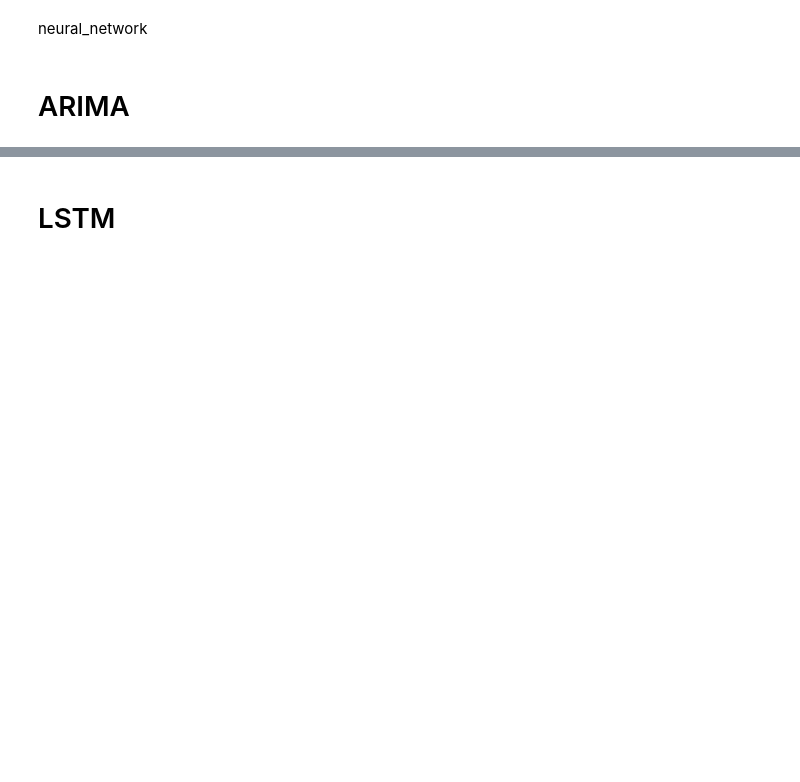
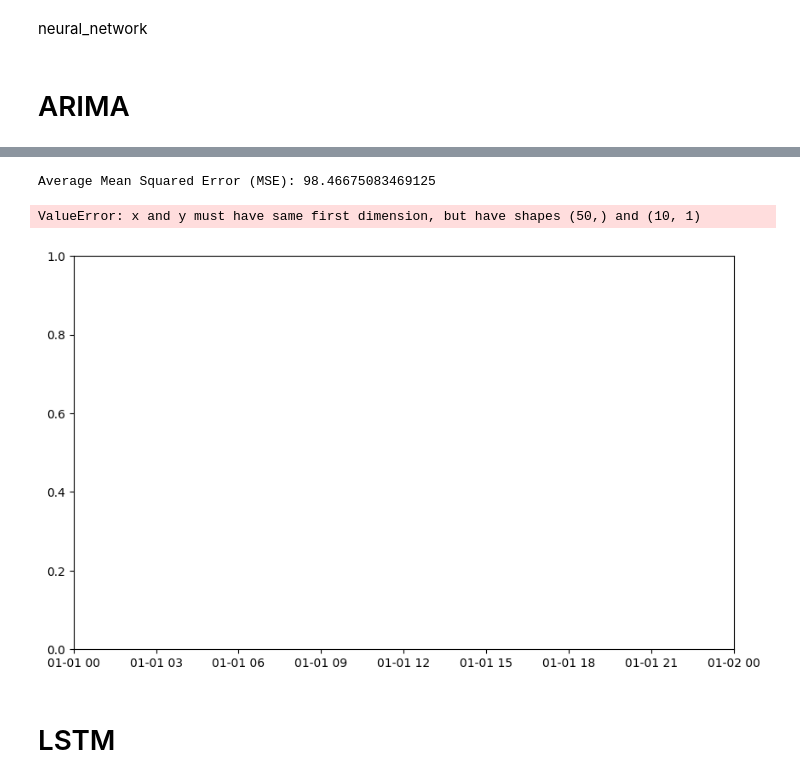
Before and after one commit to calvinz168/CISC-452, a Jupyter notebook: neural_network.ipynb, the cells around one changed output, grey strips where cells are left out. Saved outputs shown, nothing was run; the diff lists cells and outputs as text; code cells hidden in the pictures; blank space fills up the shorter version.

Commit message:
ARIMA, SARIMA and LSTM base models

```diff
--- a/neural_network.ipynb
+++ b/neural_network.ipynb
@@ -87,7 +89,7 @@ history = [x for x in train]
 predictions = list()
 # walk-forward validation
 for t in range(len(test)):
-	model = ARIMA(history, order=(15,1,0))
+	model = ARIMA(history, order=(0,1,0))
 	model_fit = model.fit()
 	output = model_fit.forecast()
 	yhat = output[0]
@@ -124,3 +126,69 @@ Test RMSE: 9.696
+# %%
+import pandas as pd
+from statsmodels.tsa.statespace.sarimax import SARIMAX
+import numpy as np
+from sklearn.metrics import mean_squared_error
+import matplotlib.pyplot as plt
+
+# Assume df is your DataFrame with multiple columns for different time series
+df = pd.read_csv("data/stock_yfinance_data_tsla.csv", parse_dates=['Date'], index_col='Date')
+
+# Define the dependent and exogenous variables
+y = df[['Close']]  # Dependent variable
+exog = df[['Volume', 'Open']]  # Exogenous variables
+
+# Define training and testing periods (e.g., split dataset into train and test)
+train_size = 200
+train_y = y[:train_size]
+test_y = y[train_size:]
+train_exog = exog[:train_size]
+test_exog = exog[train_size:]
+
+# Rolling forecast
+predicted_values = []  # To store predicted values
+mse_values = []  # To store MSE values
+test_indices = []  # To store the test indices for plotting
+
+for i in range(50):
+    # Train on the data up to the current point
+    train_y = y[:train_size + i]
+    train_exog = exog[:train_size + i]
+    test_y_current = y[train_size + i: train_size + i + 1]  # Single actual value for current step
+    test_exog_current = exog[train_size + i: train_size + i + 1]  # Corresponding exog variable
+
+    # Fit the SARIMAX model
+    model = SARIMAX(train_y, exog=train_exog, order=(1, 1, 1), seasonal_order=(1, 1, 1, 12))
+    result = model.fit()
+
+    # Forecast the next step
+    forecast = result.get_forecast(steps=1, exog=test_exog_current)
+    forecast_value = forecast.predicted_mean.iloc[0]
+
+    # Store the forecasted value and the corresponding index
+    predicted_values.append(forecast_value)
+    test_indices.append(test_y_current.index[0])
+
+    # Calculate MSE for the current step (since it's a rolling forecast)
+    mse = mean_squared_error(test_y_current, [forecast_value])
+    mse_values.append(mse)
+
+# Average MSE across all forecast steps
+avg_mse = np.mean(mse_values)
+print(f'Average Mean Squared Error (MSE): {avg_mse}')
+
+# Plotting actual vs predicted values
+plt.figure(figsize=(10, 6))
+plt.plot(test_indices, test_y[:50], label='Actual', color='blue')  # Actual values
+plt.plot(test_indices, predicted_values, label='Predicted', color='red')  # Predicted values
+plt.title('Actual vs Predicted Values for Rolling Forecast')
+plt.xlabel('Date')
+plt.ylabel('Close Price')
+plt.legend()
+plt.show()
+# %% [output]
+Average Mean Squared Error (MSE): 98.46675083469125
+ValueError: x and y must have same first dimension, but have shapes (50,) and (10, 1)
+[figure, added]
 # %% [markdown]
 # LSTM
 # %%
```
Also changed, not shown: parts of 5 cells of this notebook, 2 other files.
